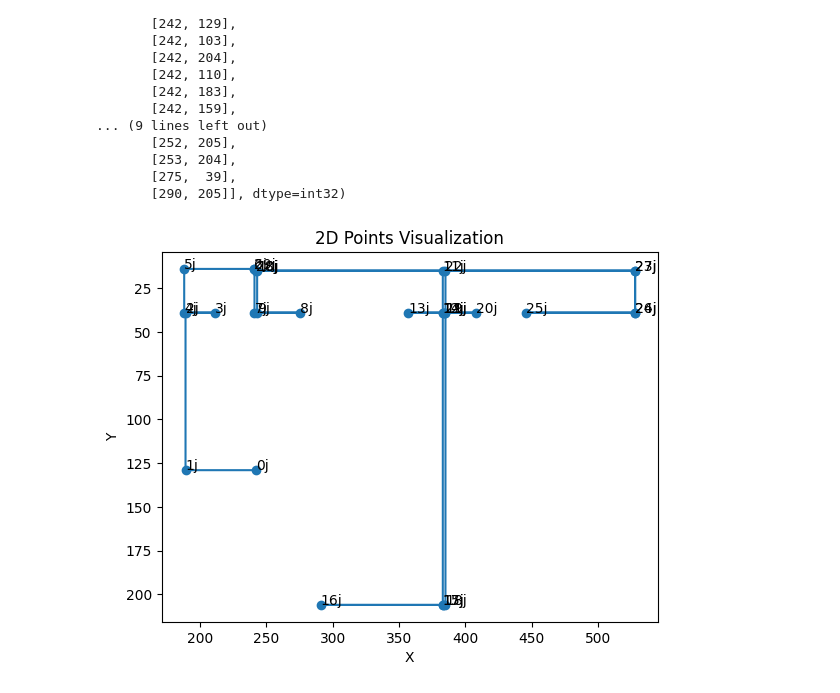
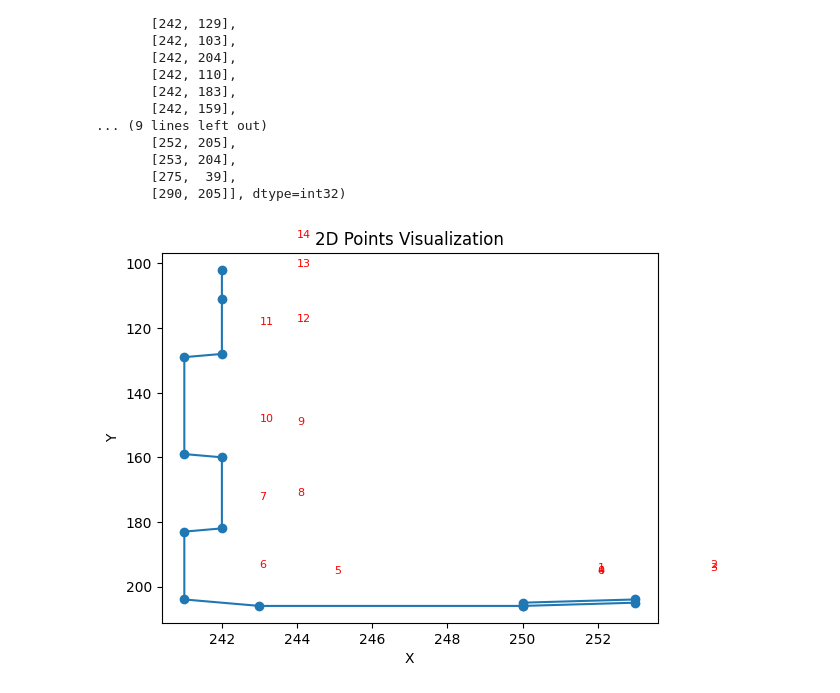
Before and after one commit to mayank-lr/opencv-test, a Jupyter notebook: note copy.ipynb, the cells around one changed output. Cells and saved outputs as stored; diff of their text form; code cells hidden in the pictures.

```diff
--- a/note copy.ipynb
+++ b/note copy.ipynb
@@ -577,7 +559,7 @@ import matplotlib.pyplot as plt
 contour = np.array(data['contours'][7], dtype=np.int32)
 
 # Remove extra dimension -> (N, 2)
-poin = con
+poin = result
 #con#tour.reshape(-1, 2)
 
 x = poin[:, 0]
@@ -909,31 +846,38 @@ array([[189, 129],
 # %%
 import numpy as np
 import matplotlib.pyplot as plt
 
 # Your points
-points = result[20:50]#cleaned[30:55]
+points = result[30:45]# result[20:50]#cleaned[30:55]
 
 # Separate x and y
 x = points[:, 0]
 y = points[:, 1]
 
 # Plot
 plt.figure()
 plt.scatter(x, y)
 
 # Connect points in order (optional)
 plt.plot(x, y)
 
 # Invert Y-axis (useful if coordinates are image-based)
 plt.gca().invert_yaxis()
 
 # Label points (optional)
 for i, (xi, yi) in enumerate(points):
-    plt.text(xi, yi, (str(i)+'j'))
+    plt.text(
+        xi + 2,          # shift right
+        yi - 10,          # shift up (because inverted y-axis)
+        str(i),
+        fontsize=8,
+        color="red"
+    )
+
 
 plt.title("2D Points Visualization")
 plt.xlabel("X")
 plt.ylabel("Y")
 plt.show()
 # %% [output]
-[figure, old version]
+[figure, new version]
```
Also changed, not shown: parts of 21 cells of this notebook, 20 other files.
